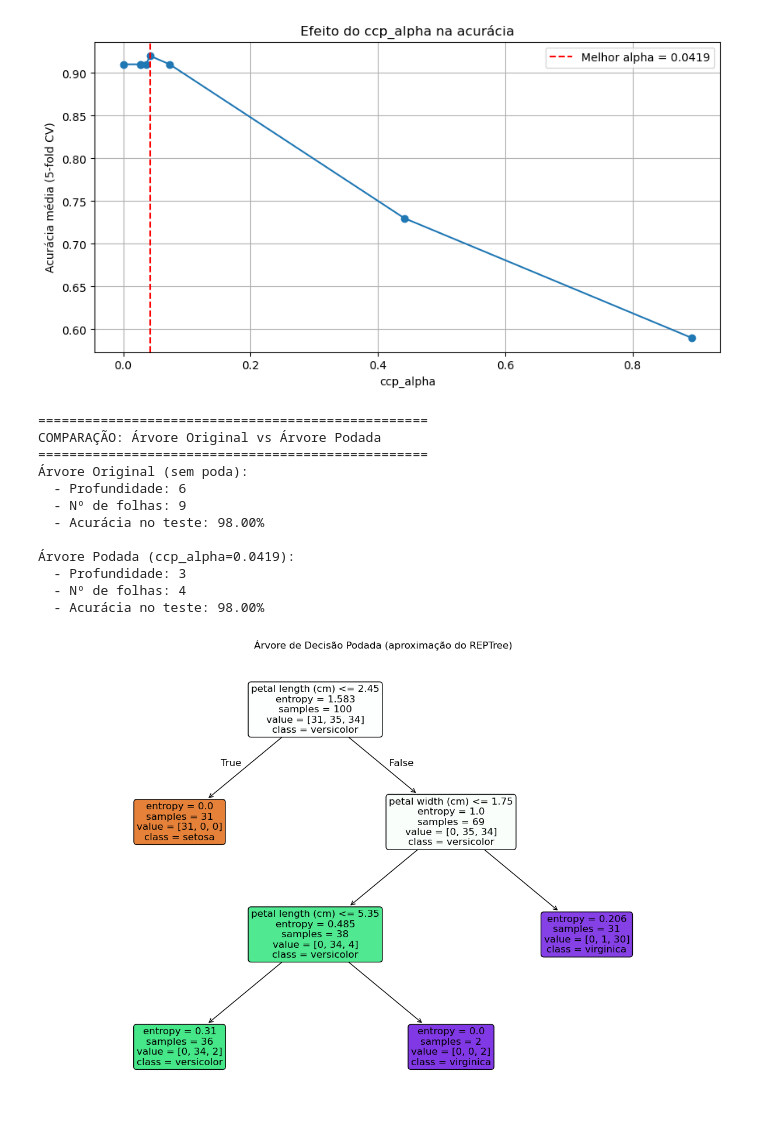
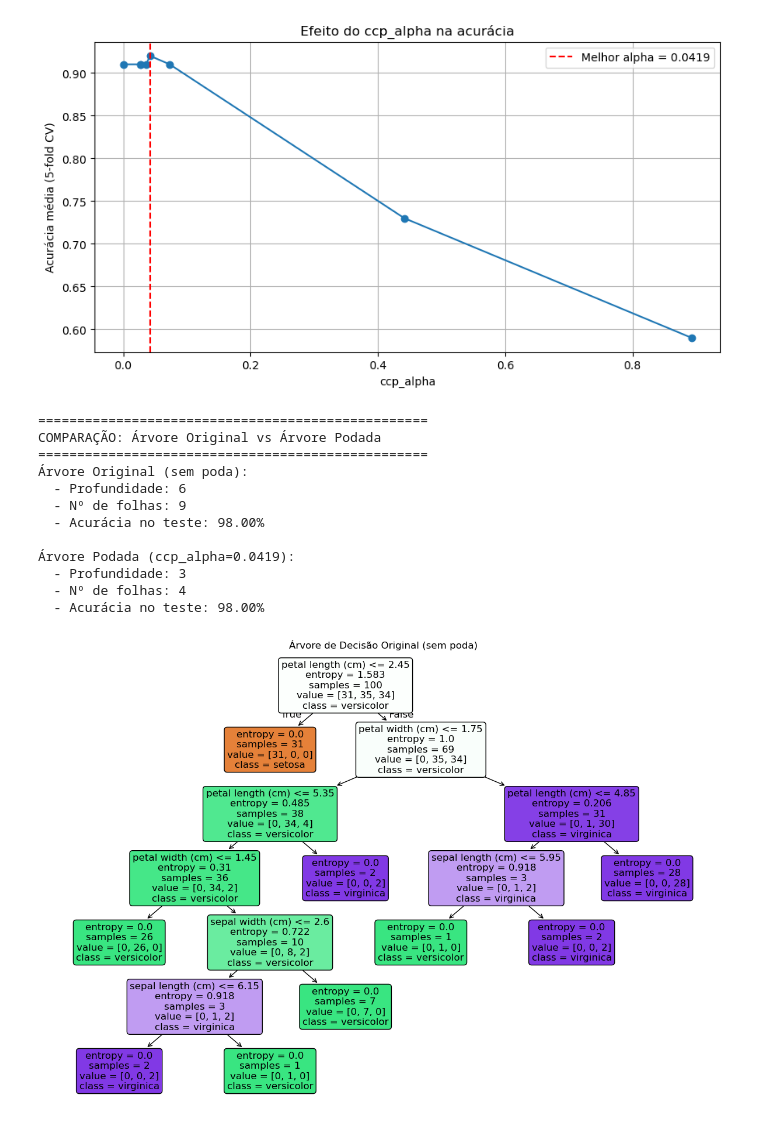
Before and after one commit to rpgouveia/pucpr_data_mining, a Jupyter notebook: iris_reptree.ipynb, the cells around one changed output. Drawn from its saved outputs; the diff is of its cells as text; code cells hidden in the pictures.

```diff
--- a/iris_reptree.ipynb
+++ b/iris_reptree.ipynb
@@ -85,35 +85,46 @@ print(f"  - Profundidade: {modelo_podado.get_depth()}")
 print(f"  - Nº de folhas: {modelo_podado.get_n_leaves()}")
 print(f"  - Acurácia no teste: {precisao_podado * 100:.2f}%")
 
+# Visualizar a árvore original
+plt.figure(figsize=(15, 10))
+plot_tree(modelo_original,
+          feature_names=iris.feature_names,
+          class_names=iris.target_names,
+          filled=True,
+          rounded=True,
+          fontsize=12)
+plt.title("Árvore de Decisão Original (sem poda)")
+plt.show()
+
 # Visualizar a árvore podada
 plt.figure(figsize=(15, 10))
 plot_tree(modelo_podado,
           feature_names=iris.feature_names,
           class_names=iris.target_names,
           filled=True,
           rounded=True,
           fontsize=12)
 plt.title("Árvore de Decisão Podada (aproximação do REPTree)")
 plt.show()
 
 # Matriz de confusão da árvore podada
 cm_podado = confusion_matrix(y_test, previsoes_podado)
 fig, ax = plt.subplots(figsize=(8, 6))
 disp = ConfusionMatrixDisplay(confusion_matrix=cm_podado, display_labels=iris.target_names)
 disp.plot(cmap='Blues', ax=ax)
 plt.title("Matriz de Confusão - Árvore Podada")
 plt.show()
 # %% [output]
 ==================================================
 COMPARAÇÃO: Árvore Original vs Árvore Podada
 ==================================================
 Árvore Original (sem poda):
   - Profundidade: 6
   - Nº de folhas: 9
   - Acurácia no teste: 98.00%
 
 Árvore Podada (ccp_alpha=0.0419):
   - Profundidade: 3
   - Nº de folhas: 4
   - Acurácia no teste: 98.00%
-[figure, old version]
+[figure, new version]
```
Also changed, not shown: parts of 1 cell of this notebook.
